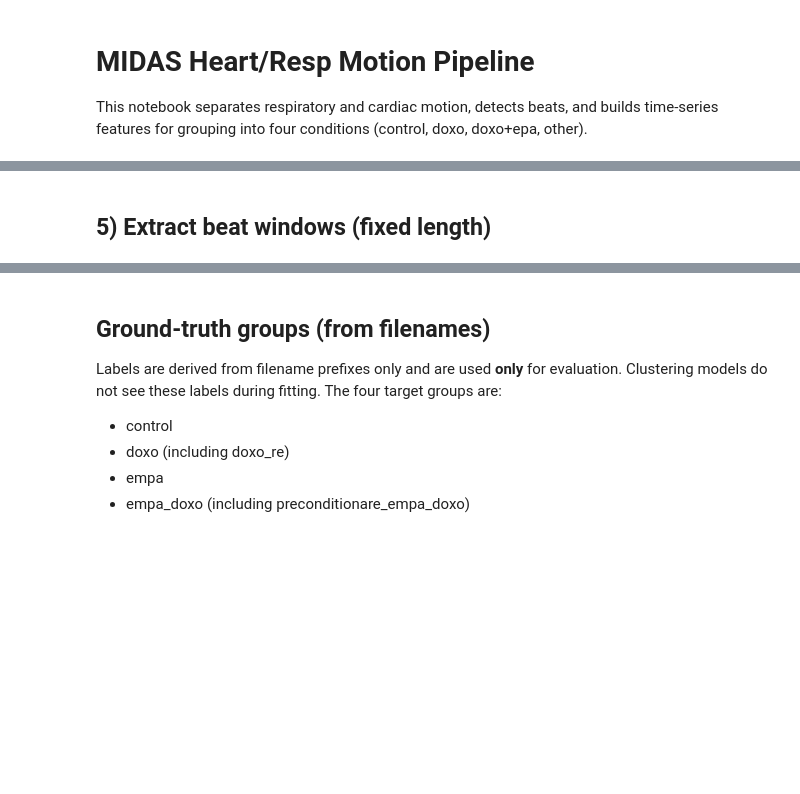
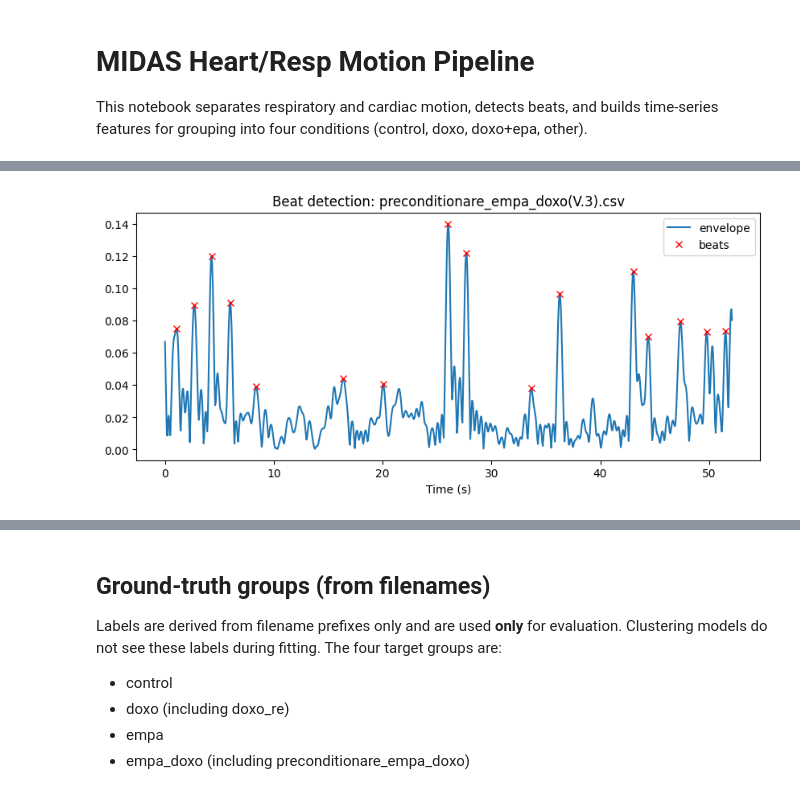
Before and after one commit to taddeusb90/heart-ts-analysis, a Jupyter notebook: notebooks/heart_midas_pipeline.ipynb, the cells around one changed output, grey strips where cells are left out. Drawn from its saved outputs; the diff is of its cells as text; code cells hidden in the pictures; blank space fills up the shorter version.

```diff
--- a/notebooks/heart_midas_pipeline.ipynb
+++ b/notebooks/heart_midas_pipeline.ipynb
@@ -141,23 +319,30 @@ plt.show()
 # %%
-def heart_envelope(heart: np.ndarray) -> np.ndarray:
-    return np.abs(hilbert(heart))
+def heart_envelope(heart: np.ndarray, fs: float) -> np.ndarray:
+    env = np.abs(hilbert(heart))
+    window = max(1, int(ENV_SMOOTH_S * fs))
+    if window > 1:
+        kernel = np.ones(window) / window
+        env = np.convolve(env, kernel, mode="same")
+    return env
 
 
 def detect_beats(heart: np.ndarray, fs: float) -> tuple[np.ndarray, np.ndarray]:
-    env = heart_envelope(heart)
+    env = heart_envelope(heart, fs)
     distance = max(1, int(REFRACTORY_S * fs))
-    prominence = np.percentile(env, 75) * 0.5
+    median = np.median(env)
+    mad = np.median(np.abs(env - median)) + 1e-9
+    prominence = median + 1.5 * mad
     peaks, _ = find_peaks(env, distance=distance, prominence=prominence)
     return peaks, env
 
 
 peaks, env = detect_beats(heart, rec.fs)
 plt.figure(figsize=(10, 4))
 plt.plot(rec.time_s, env, label="envelope")
 plt.plot(rec.time_s[peaks], env[peaks], "rx", label="beats")
 plt.legend()
 plt.title(f"Beat detection: {rec.path.name}")
 plt.xlabel("Time (s)")
 plt.show()
+# %% [output]
+[figure, added]
-# %% [markdown]
-## 5) Extract beat windows (fixed length)
```
Also changed, not shown: parts of 45 cells of this notebook.
